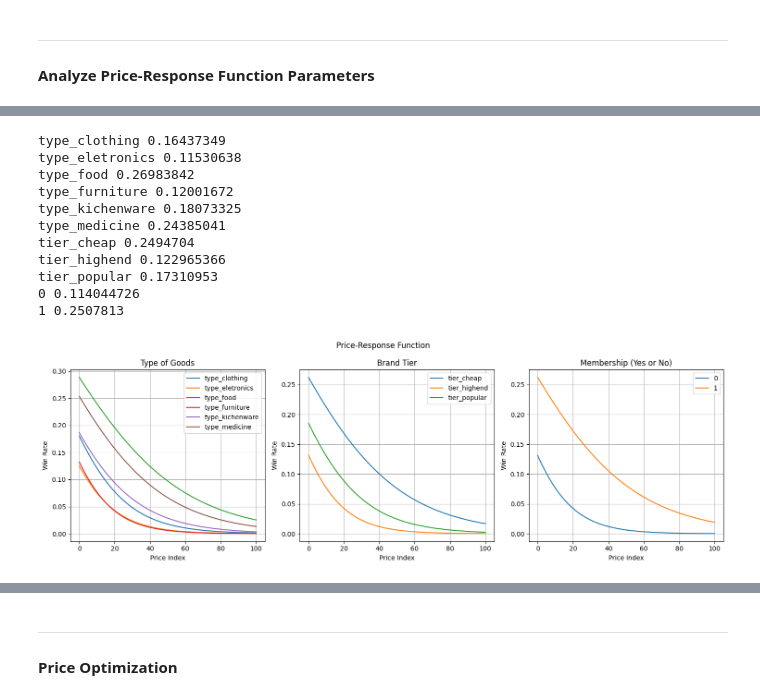
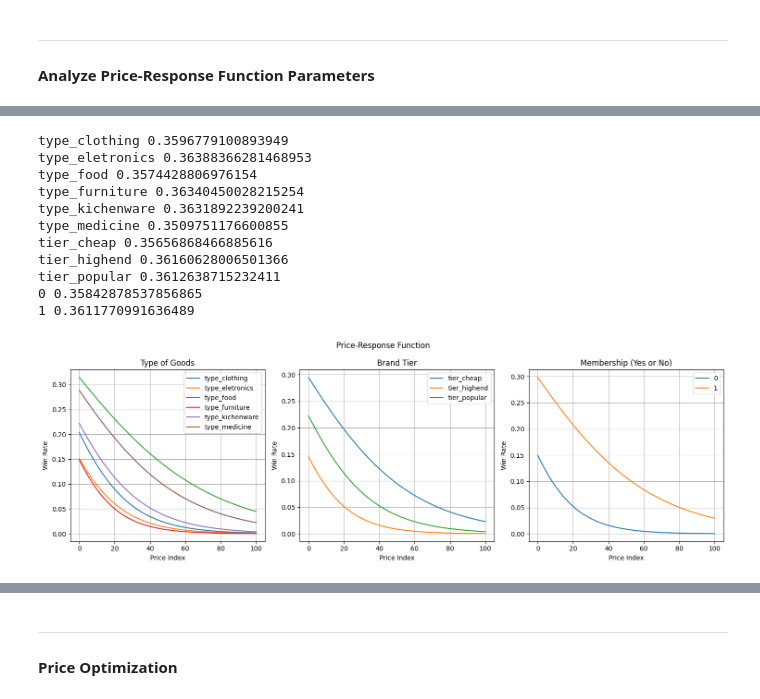
Before and after one commit to Q-shick/ecommerce_price_sensitivity, a Jupyter notebook: conversion-sensitivity-model.ipynb, the cells around one changed output, grey strips where cells are left out. Drawn from its saved outputs; the diff is of its cells as text; code cells hidden in the pictures.

```diff
--- a/conversion-sensitivity-model.ipynb
+++ b/conversion-sensitivity-model.ipynb
@@ -126,13 +126,13 @@ class BiasParam(nn.Module):
     def __init__(self):
         super(BiasParam, self).__init__()
         self.hidden_layer = nn.Linear(12, 5)
-        self.relu_activation = nn.ReLU()
+        self.tanh_activation = nn.Tanh()
         self.output_layer = nn.Linear(5, 1)
         self.elu_activation = nn.ELU()
 
     def forward(self, x):
         x = self.hidden_layer(x)
-        x = self.relu_activation(x)
+        x = self.tanh_activation(x)
         x = self.output_layer(x)
         x = self.elu_activation(x)
         return x
@@ -296,10 +296,11 @@ pred_analysis = pd.concat(
     [
         X_test[["past_spending", "price", "quantity", "membership_flag"]].reset_index(),
         categorical_features_test,
+        price_test["price"].reset_index().drop(columns="index").rename(columns={"price": "price_index"}),
         pred_test_params,
     ],
     axis=1
 ).drop(columns="index")
 
-pred_analysis.head()
+pred_analysis.describe().round(3)
 # %% [output]
@@ -312,43 +316,42 @@ pred_analysis.head()
 # %%
 def price_response_function(params, price):
     return params[0] / (1 + np.exp(params[1] + params[2] * price))
 
 def price_response_plot(feature, ax, title):
     avg_params_by_feature = pred_analysis.groupby(feature)[
-        ["max_win_rate_param", "bias_param", "sensitivity_param", "predicted_win_rate"]
+        ["max_win_rate_param", "bias_param", "sensitivity_param", "predicted_win_rate", "price_index"]
     ].mean()
-
     for value in avg_params_by_feature.index:
         avg_params = avg_params_by_feature.loc[value].values
         print(value, avg_params[-1])
         prices = np.linspace(0, 1, 101)
         responses = [price_response_function(avg_params[:-1], x) for x in prices]
         ax.plot(responses, label=value)
         ax.set_title(title)
         ax.set_xlabel("Price Index")
         ax.set_ylabel("Win Rate")
-
     ax.legend()
     ax.grid()
+    return avg_params_by_feature
 
 fig, ax = plt.subplots(1,3,figsize=(15,5))
 
-price_response_plot("goods", ax[0], "Type of Goods")
-price_response_plot("brand", ax[1], "Brand Tier")
-price_response_plot("membership_flag", ax[2], "Membership (Yes or No)")
+_ = price_response_plot("goods", ax[0], "Type of Goods")
+brand_price_response = price_response_plot("brand", ax[1], "Brand Tier")
+_ = price_response_plot("membership_flag", ax[2], "Membership (Yes or No)")
 
 plt.suptitle("Price-Response Function")
 plt.tight_layout()
 # %% [output]
-type_clothing 0.16437349
-type_eletronics 0.11530638
-type_food 0.26983842
-type_furniture 0.12001672
-type_kichenware 0.18073325
-type_medicine 0.24385041
-tier_cheap 0.2494704
-tier_highend 0.122965366
-tier_popular 0.17310953
-0 0.114044726
-1 0.2507813
+type_clothing 0.3596779100893949
+type_eletronics 0.36388366281468953
+type_food 0.3574428806976154
+type_furniture 0.36340450028215254
+type_kichenware 0.3631892239200241
+type_medicine 0.3509751176600855
+tier_cheap 0.35656868466885616
+tier_highend 0.36160628006501366
+tier_popular 0.3612638715232411
+0 0.35842878537856865
+1 0.3611770991636489
-[figure, old version]
+[figure, new version]
```
Also changed, not shown: parts of 8 cells of this notebook.
